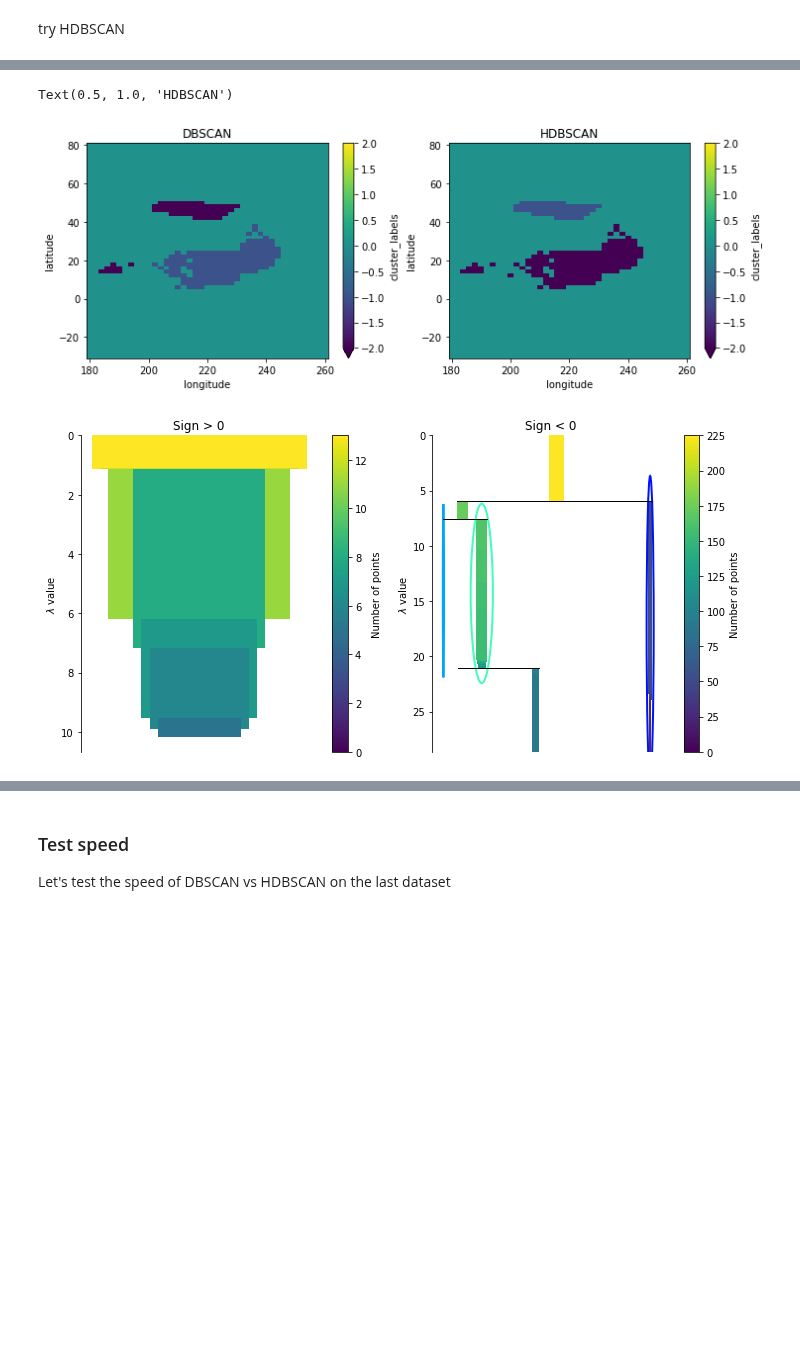
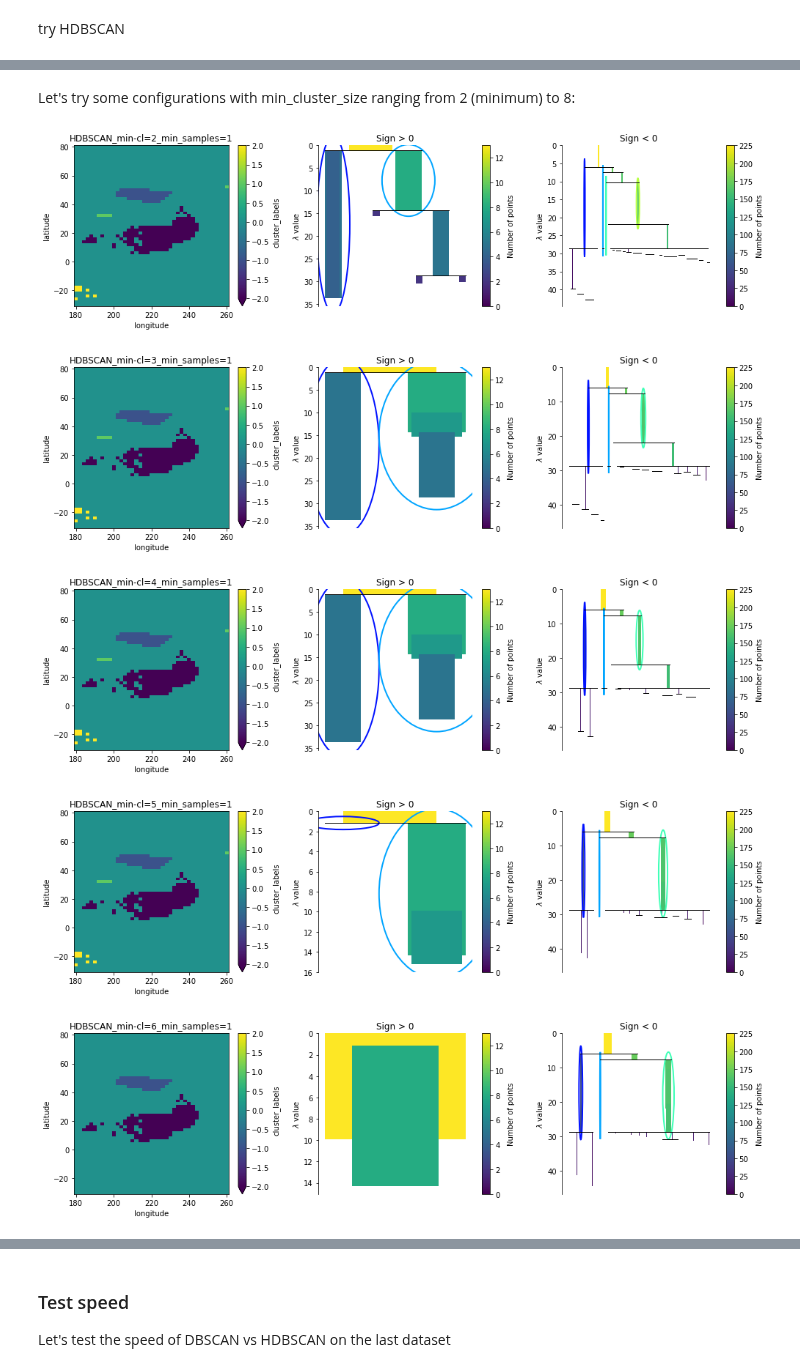
Before and after one commit to AI4S2S/s2spy, a Jupyter notebook: notebooks/tutorial_hdbscan.ipynb, the cells around one changed output, grey strips where cells are left out. Saved outputs shown, nothing was run; the diff lists cells and outputs as text; code cells hidden in the pictures; blank space fills up the shorter version.

Commit message:
adding tutorial hbscan notebook for exploring hdbscan.

```diff
--- a/notebooks/tutorial_hdbscan.ipynb
+++ b/notebooks/tutorial_hdbscan.ipynb
@@ -268,30 +178,46 @@ for sign, sign_mask in zip([1, -1], [data["corr"] >= 0, data["corr"] < 0]):
-# %%
-fig, (ax1, ax2) = plt.subplots(ncols=2, figsize=(12, 4))
-
-#HDBSCAN
-precursor = precursor_field.stack(coord=["latitude", "longitude"])
-precursor["cluster_labels"] = ("coord", labels)
-precursor["cluster_labels"] = precursor["cluster_labels"].astype("int16")
-precursor = precursor.unstack(("coord"))
-precursor["cluster_labels"].plot(cmap="viridis", ax=ax2, vmin=-2, vmax=2)
-#DBSCAN
-RGDR(
-    target_intervals, lag, eps_km=eps_km, alpha=alpha, min_area_km2=min_area_km2
-    ).preview_clusters(precursor_field, target_timeseries, ax=ax1, vmin=-2, vmax=2)
-
-ax1.set_title('DBSCAN')
-ax2.set_title('HDBSCAN')
-# %% [output]
-Text(0.5, 1.0, 'HDBSCAN')
-[figure, removed]
-# %%
-fig, (ax1, ax2) = plt.subplots(ncols=2, figsize=(10, 5))
-clusterers[0].condensed_tree_.plot(select_clusters=True,
-                               selection_palette=plt.cm.jet(np.linspace(0, 1, 8))[1:-1], cmap='viridis', colorbar=True, axis=ax1)
-clusterers[1].condensed_tree_.plot(select_clusters=True,
-                               selection_palette=plt.cm.jet(np.linspace(0, 1, 8))[1:-1], cmap='viridis', colorbar=True, axis=ax2)
-ax1.set_title('Sign > 0')
-ax2.set_title('Sign < 0')
-fig.tight_layout()
-# %% [output]
-[figure, removed]
+# %%
+def hdbscanner(precursor, target, min_cluster_size = 5, min_samples = 1, metric='haversine', alpha=0.01):
+    corr, p_vals = rgdr.get_correlation(precursor, target)
+    data = precursor_field.to_dataset()
+    data["corr"], data["p_val"] = corr, p_vals  # Will require less tracking of indices
+    data = data.stack(coord=["latitude", "longitude"])
+    coords = np.asarray(data["coord"].values.tolist())
+    coords = np.radians(coords)
+
+    labels = np.zeros(len(coords), dtype=int)
+    clusterers = []
+    for sign, sign_mask in zip([1, -1], [data["corr"] >= 0, data["corr"] < 0]):
+        mask = np.logical_and(data["p_val"] < alpha, sign_mask)
+        if np.sum(mask) > 0:  # Check if the mask contains any points to cluster
+            clusterer = hdbscan.HDBSCAN(min_cluster_size = min_cluster_size, min_samples=min_samples, metric='haversine')
+            clusterers.append(clusterer)
+            db = clusterer.fit(coords[mask]) #noisy samples are -1
+            labels[mask] = sign * (db.labels_ + 1)
+
+    #plot clusters
+    fig, (ax1,ax2,ax3) = plt.subplots(ncols=3, figsize=(14, 4))
+    precursor = precursor_field.stack(coord=["latitude", "longitude"])
+    precursor["cluster_labels"] = ("coord", labels)
+    precursor["cluster_labels"] = precursor["cluster_labels"].astype("int16")
+    precursor = precursor.unstack(("coord"))
+    precursor["cluster_labels"].plot(cmap="viridis", ax=ax1, vmin=-2, vmax=2)
+    ax1.set_title(f'HDBSCAN_min-cl={min_cluster_size}_min_samples={min_samples}')
+    #plot condensed tree
+    clusterers[0].condensed_tree_.plot(select_clusters=True,
+                                selection_palette=plt.cm.jet(np.linspace(0, 1, 8))[1:-1], cmap='viridis', colorbar=True, axis=ax2)
+    clusterers[1].condensed_tree_.plot(select_clusters=True,
+                                selection_palette=plt.cm.jet(np.linspace(0, 1, 8))[1:-1], cmap='viridis', colorbar=True, axis=ax3)
+    ax2.set_title('Sign > 0')
+    ax3.set_title('Sign < 0')
+    fig.tight_layout()
+# %% [markdown]
+Let's try some configurations with min_cluster_size ranging from 2 (minimum) to 8:
+# %%
+for i in range(2,9):
+    hdbscanner(precursor_field, target_timeseries, min_cluster_size=i)
+# %% [output]
+[figure, added]
+[figure, added]
+[figure, added]
+[figure, added]
+[figure, added]
```
Also changed, not shown: parts of 16 cells of this notebook.
